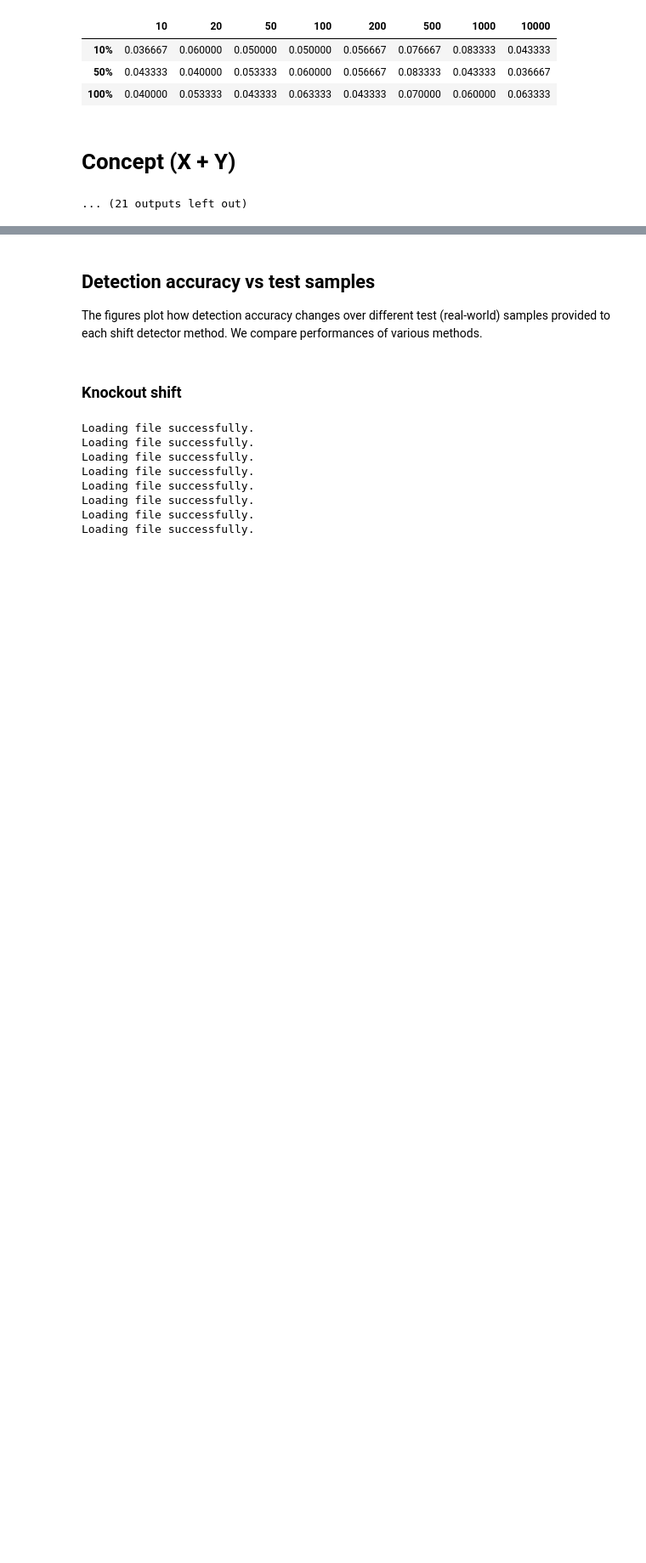
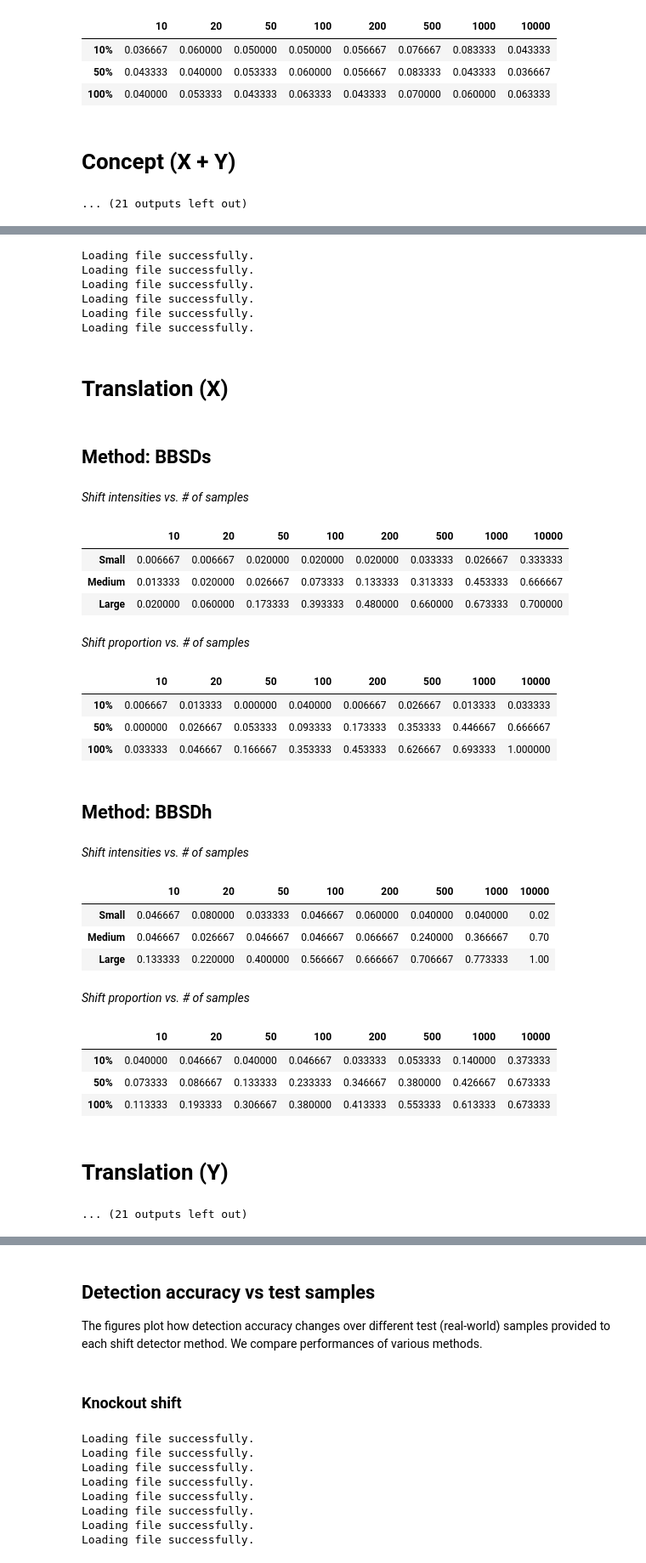
Before and after one commit to maleakhiw/explaining-dataset-shifts, a Jupyter notebook: experiments/dSprites/label_classifier_results_task2.ipynb, the cells around one changed output, grey strips where cells are left out. Shown at 85% size. Saved outputs shown, nothing was run; the diff lists cells and outputs as text; code cells hidden in the pictures; blank space fills up the shorter version.

```diff
--- a/experiments/dSprites/label_classifier_results_task2.ipynb
+++ b/experiments/dSprites/label_classifier_results_task2.ipynb
@@ -19,13 +19,15 @@
 The tables depict detection accuracy for different sample number against varying shift intensities and shift proportions.
 # %%
 list_shifts = ["Knockout", "Concept (Scale)", "Concept (Shape + Scale)",
-              "Concept (X)", "Concept (Y)", "Concept (X + Y)", "Concept (X + Y + Scale)"]
+              "Concept (X)", "Concept (Y)", "Concept (X + Y)", "Concept (X + Y + Scale)",
+              "Translation (X)", "Translation (Y)", "Shear", "Zoom", "Rotation", "All"]
 list_labels = ["CBSDs", "CBSDh", "UAE", "TAE",
               "BBSDs", "BBSDh", "PCA", "SRP"]
 list_is_concepts = [True, True, False, False,
                    False, False, False, False]
 list_shift_str = ["ko_task2", "scale_task2", "scale_shape_task2", "x_task2", "y_task2",
-                  "x_y_task2", "x_y_scale_task2"]
+                  "x_y_task2", "x_y_scale_task2", "img_x_task2", "img_y_task2",
+                 "shear_task2", "zoom_task2", "rotation_task2", "all_task2"]
 # %% [markdown]
 ### Knockout shift
 # %%
@@ -172,0 +177,4 @@ for shift in list_shifts[4:7]:
+# %%
+# All the methods results are similar to Task 1 as concept shift does not depend on the end task.
+list_labels = [ "BBSDs", "BBSDh"]
+list_is_concepts = [False, False]
@@ -172,0 +185,42 @@ for shift in list_shifts[4:7]:
+# %%
+list_dict_results = []
+for shift_str in list_shift_str[7:10]:
+    for label in list_labels:
+        list_dict_results.append(load_result(shift_str, label, False))
+# %% [output]
+Loading file successfully.
+Loading file successfully.
+Loading file successfully.
+Loading file successfully.
+Loading file successfully.
+Loading file successfully.
+# %%
+for shift in list_shifts[7:10]:
+    display(Markdown(f"# {shift}"))
+    summary_tables(list_dict_results, list_labels, list_is_concepts)
+# %% [output]
+# Translation (X)
+## Method: BBSDs
+*Shift intensities vs. # of samples*
+|  | 10 | 20 | 50 | 100 | 200 | 500 | 1000 | 10000 |
+| Small | 0.006667 | 0.006667 | 0.020000 | 0.020000 | 0.020000 | 0.033333 | 0.026667 | 0.333333 |
+| Medium | 0.013333 | 0.020000 | 0.026667 | 0.073333 | 0.133333 | 0.313333 | 0.453333 | 0.666667 |
+| Large | 0.020000 | 0.060000 | 0.173333 | 0.393333 | 0.480000 | 0.660000 | 0.673333 | 0.700000 |
+*Shift proportion vs. # of samples*
+|  | 10 | 20 | 50 | 100 | 200 | 500 | 1000 | 10000 |
+| 10% | 0.006667 | 0.013333 | 0.000000 | 0.040000 | 0.006667 | 0.026667 | 0.013333 | 0.033333 |
+| 50% | 0.000000 | 0.026667 | 0.053333 | 0.093333 | 0.173333 | 0.353333 | 0.446667 | 0.666667 |
+| 100% | 0.033333 | 0.046667 | 0.166667 | 0.353333 | 0.453333 | 0.626667 | 0.693333 | 1.000000 |
+## Method: BBSDh
+*Shift intensities vs. # of samples*
+|  | 10 | 20 | 50 | 100 | 200 | 500 | 1000 | 10000 |
+| Small | 0.046667 | 0.080000 | 0.033333 | 0.046667 | 0.060000 | 0.040000 | 0.040000 | 0.02 |
+| Medium | 0.046667 | 0.026667 | 0.046667 | 0.046667 | 0.066667 | 0.240000 | 0.366667 | 0.70 |
+| Large | 0.133333 | 0.220000 | 0.400000 | 0.566667 | 0.666667 | 0.706667 | 0.773333 | 1.00 |
+*Shift proportion vs. # of samples*
+|  | 10 | 20 | 50 | 100 | 200 | 500 | 1000 | 10000 |
+| 10% | 0.040000 | 0.046667 | 0.040000 | 0.046667 | 0.033333 | 0.053333 | 0.140000 | 0.373333 |
+| 50% | 0.073333 | 0.086667 | 0.133333 | 0.233333 | 0.346667 | 0.380000 | 0.426667 | 0.673333 |
+| 100% | 0.113333 | 0.193333 | 0.306667 | 0.380000 | 0.413333 | 0.553333 | 0.613333 | 0.673333 |
+# Translation (Y)
+... (21 outputs left out)
```
Also changed, not shown: parts of 15 cells of this notebook.
